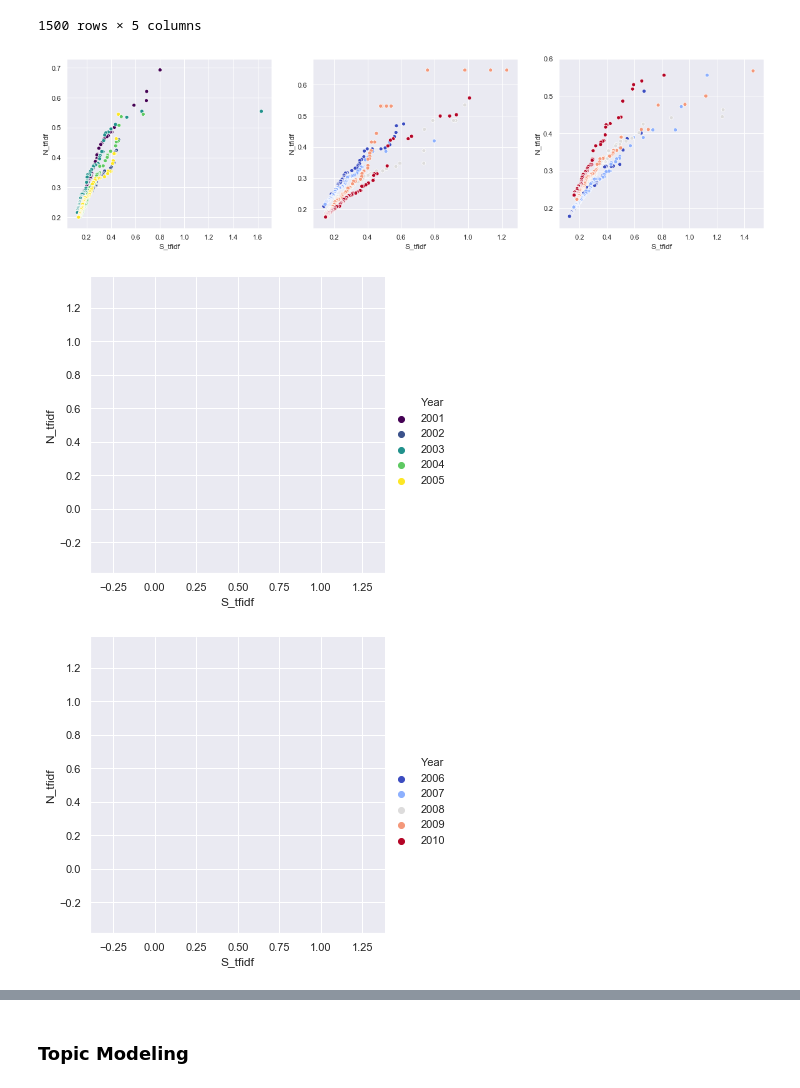
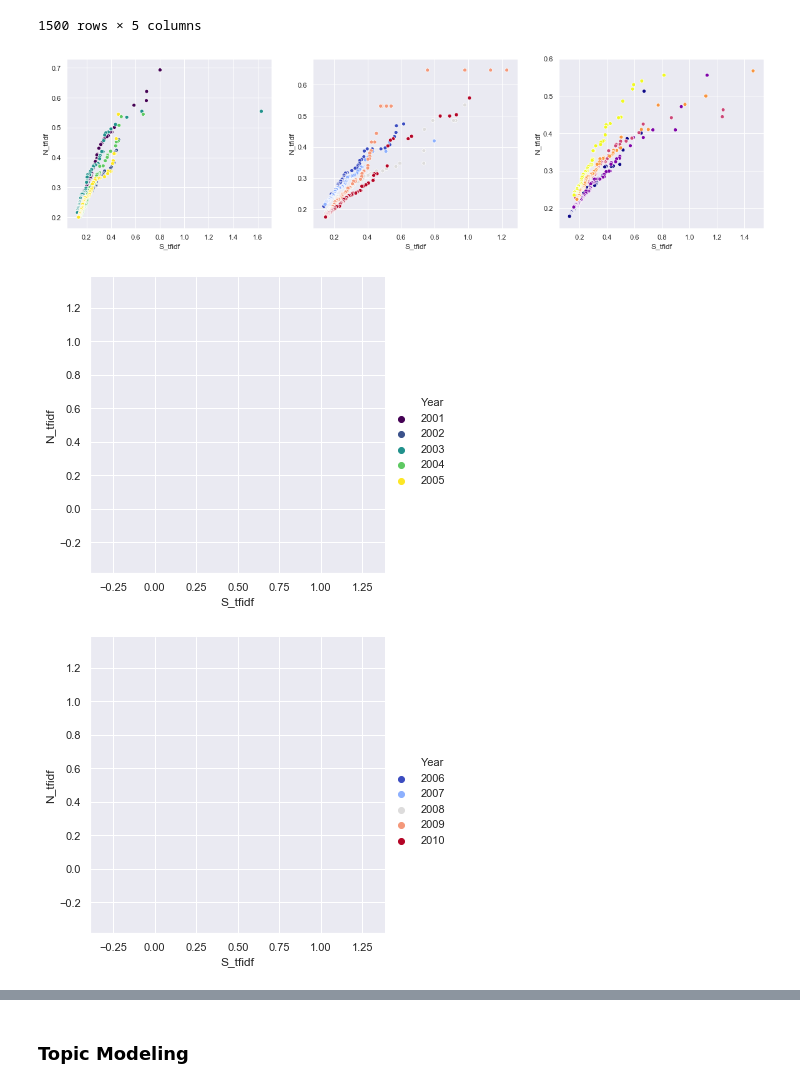
Before and after one commit to Yuerong2/final_projects, a Jupyter notebook: PresentationNotebook.ipynb, the cells around one changed output, grey strips where cells are left out. Drawn from its saved outputs; the diff is of its cells as text; code cells hidden in the pictures.

Commit message:
Presentation in progress
Presentation in progress - adding more plots

```diff
--- a/PresentationNotebook.ipynb
+++ b/PresentationNotebook.ipynb
@@ -103,14 +104,14 @@ sns.set()
 # %%
 fig, (ax1, ax2, ax3) = plt.subplots(1,3, figsize = (20,5))
 sns.relplot(x="S_tfidf", y="N_tfidf", legend="full", kind='scatter', hue="Year", palette='viridis',
 data=from_2001_to_2005, ax=ax1)
 sns.relplot(x="S_tfidf", y="N_tfidf", legend="full", kind='scatter', hue="Year", palette='coolwarm',
 data=from_2006_to_2010, ax = ax2)
-sns.relplot(x="S_tfidf", y="N_tfidf", legend="full", kind='scatter', hue="Year", palette='coolwarm',
+sns.relplot(x="S_tfidf", y="N_tfidf", legend="full", kind='scatter', hue="Year", palette='plasma',
 data=from_2011_to_2015, ax =ax3)
 
 plt.show()
 # %% [output]
-[figure, old version]
+[figure, new version]
 [figure]
 [figure]
```
Also changed, not shown: parts of 10 cells of this notebook, 1 other file.
